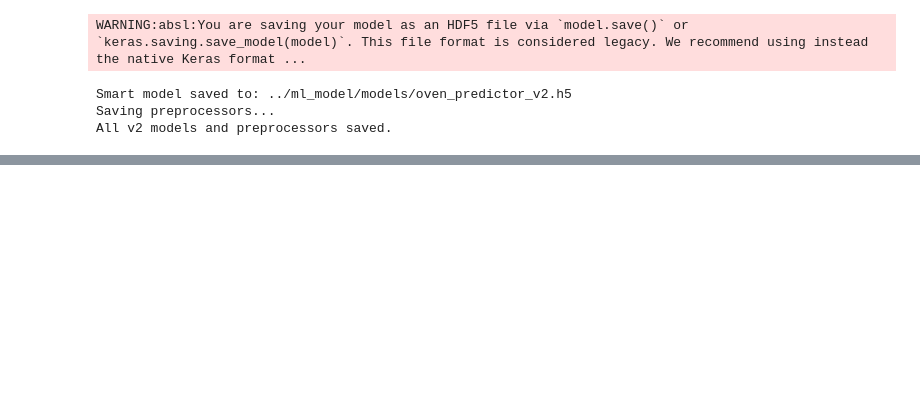
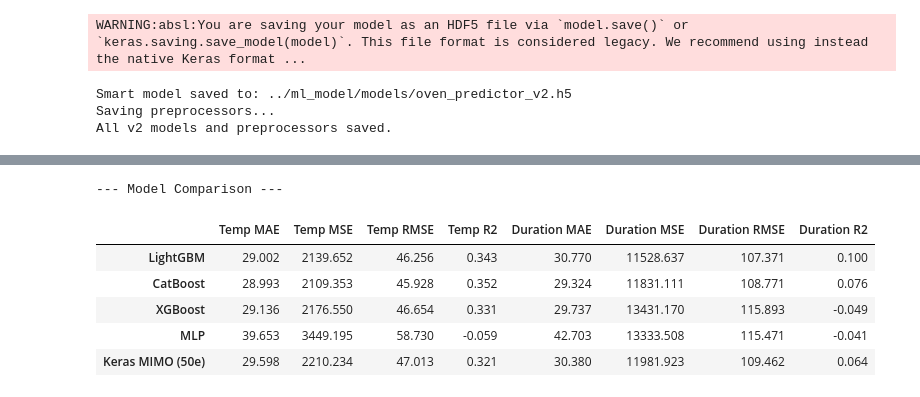
Before and after one commit to Neel-29/smart-oven-aiot, a Jupyter notebook: notebooks/model_prototyping.ipynb, the cells around one changed output, grey strips where cells are left out. Cells and saved outputs as stored; diff of their text form; code cells hidden in the pictures; blank space fills up the shorter version.

```diff
--- a/notebooks/model_prototyping.ipynb
+++ b/notebooks/model_prototyping.ipynb
@@ -369,0 +742,14 @@ plt.show()
+# %%
+comparison_df = pd.DataFrame(results).T # Transpose to have models as rows
+print("\n\n--- Model Comparison ---")
+# Display with formatted numbers
+pd.options.display.float_format = '{:.3f}'.format
+display(comparison_df)
+# %% [output]
+--- Model Comparison ---
+|  | Temp MAE | Temp MSE | Temp RMSE | Temp R2 | Duration MAE | Duration MSE | Duration RMSE | Duration R2 |
+| LightGBM | 29.002 | 2139.652 | 46.256 | 0.343 | 30.770 | 11528.637 | 107.371 | 0.100 |
+| CatBoost | 28.993 | 2109.353 | 45.928 | 0.352 | 29.324 | 11831.111 | 108.771 | 0.076 |
+| XGBoost | 29.136 | 2176.550 | 46.654 | 0.331 | 29.737 | 13431.170 | 115.893 | -0.049 |
+| MLP | 39.653 | 3449.195 | 58.730 | -0.059 | 42.703 | 13333.508 | 115.471 | -0.041 |
+| Keras MIMO (50e) | 29.598 | 2210.234 | 47.013 | 0.321 | 30.380 | 11981.923 | 109.462 | 0.064 |
```
Also changed, not shown: parts of 11 cells of this notebook, 10 other files.
